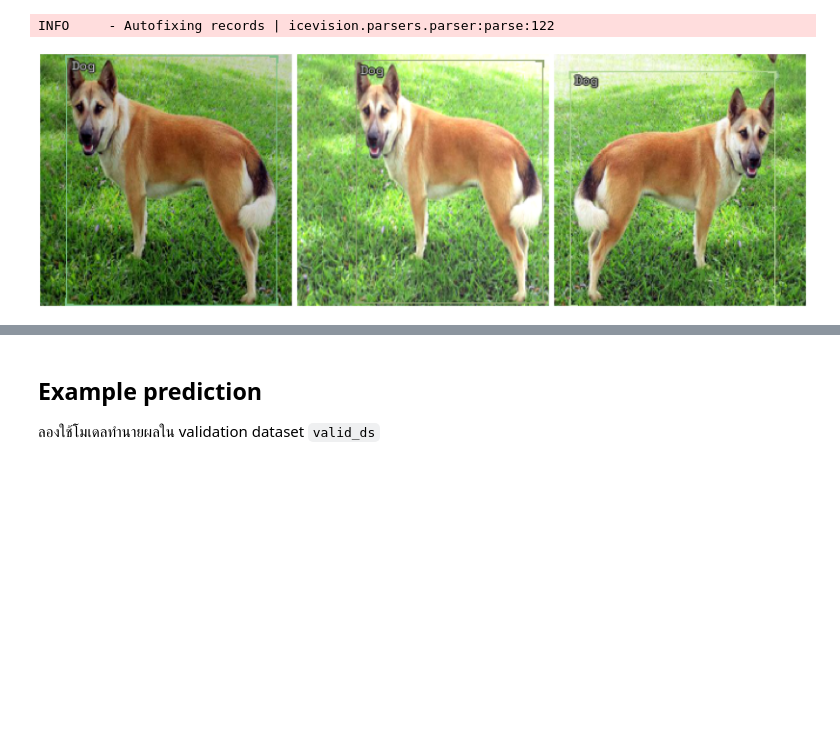
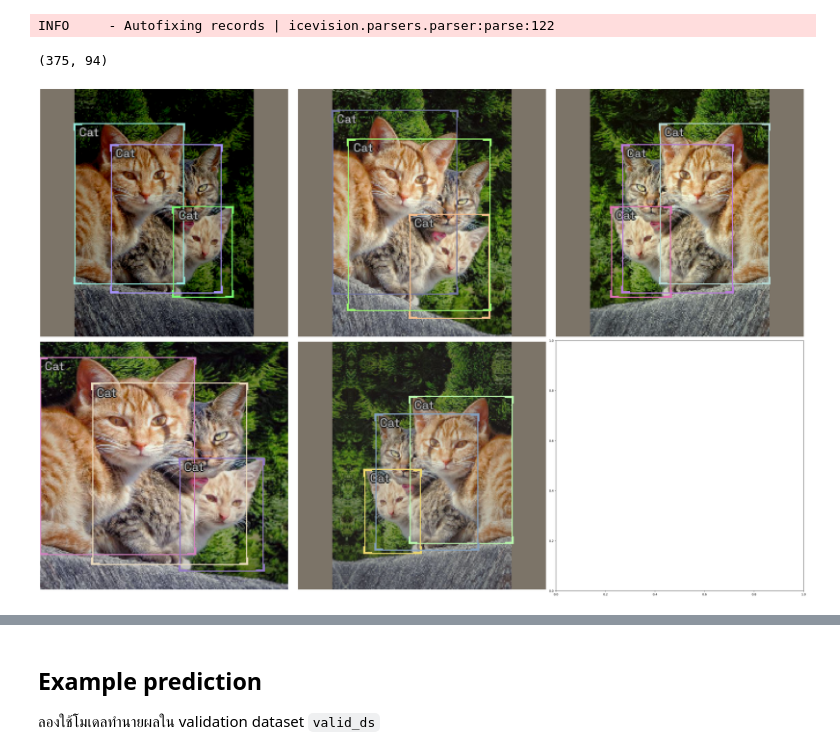
Before and after one commit to ai-builders/curriculum, a Jupyter notebook: notebooks/05v_object_detection.ipynb, the cells around one changed output, grey strips where cells are left out. Saved outputs shown, nothing was run; the diff lists cells and outputs as text; code cells hidden in the pictures; blank space fills up the shorter version.

```diff
--- a/notebooks/05v_object_detection.ipynb
+++ b/notebooks/05v_object_detection.ipynb
@@ -254,6 +277,10 @@ parser = YoloSmallDataset(template_record)
 train_records, valid_records = parser.parse()
 # %% [output]
 INFO     - Autofixing records | icevision.parsers.parser:parse:122
+# %%
+len(train_records), len(valid_records)
+# %% [output]
+(375, 94)
 # %%
 model_type = models.mmdet.retinanet
 backbone = model_type.backbones.resnet50_fpn_1x
@@ -267,9 +294,9 @@ valid_ds = Dataset(valid_records, valid_tfms)
 train_dl = model_type.train_dl(train_ds, batch_size=8, num_workers=4, shuffle=True)
 valid_dl = model_type.train_dl(train_ds, batch_size=8, num_workers=4, shuffle=False)
 # %%
-samples = [train_ds[0] for _ in range(3)]
+samples = [train_ds[10] for _ in range(5)]
 show_samples(samples, ncols=3)
 # %% [output]
-[figure, old version]
+[figure, new version]
 # %%
 model = model_type.model(backbone=backbone(pretrained=True), num_classes=len(parser.class_map))
```
Also changed, not shown: parts of 25 cells of this notebook.
